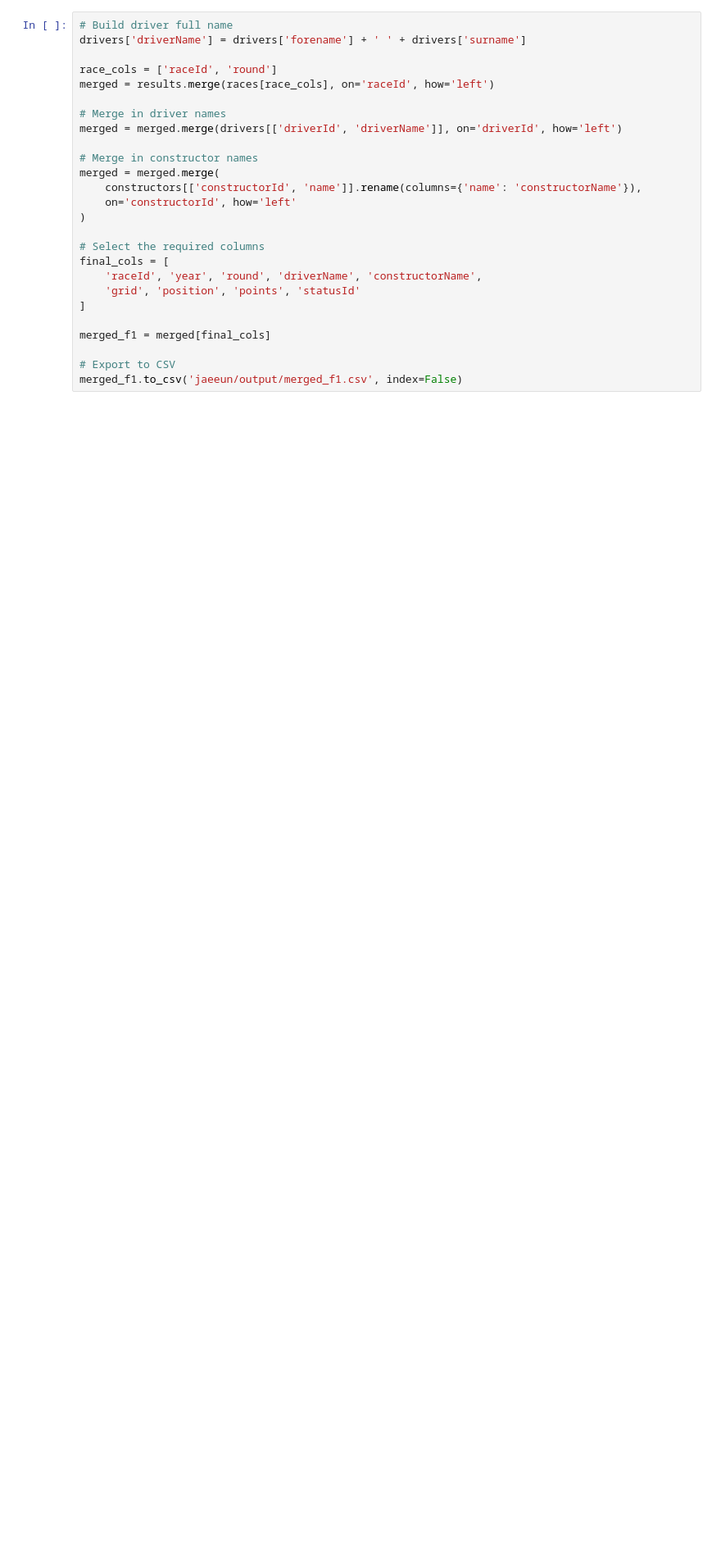
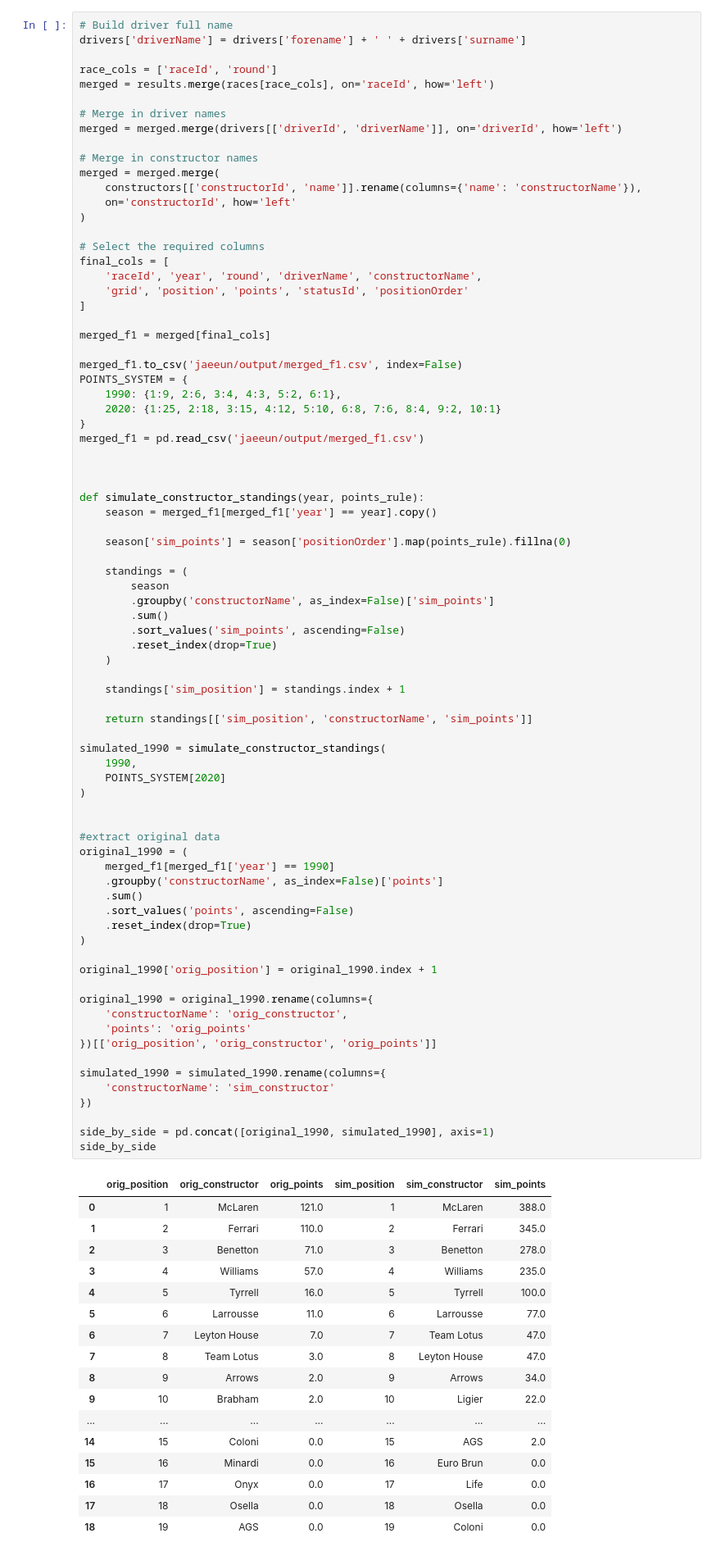
Before and after one commit to geunchankim-glitch/data-practice, a Jupyter notebook: jaeeun/task.ipynb, the cells around one changed output. Shown at 82% size. Saved outputs shown, nothing was run; the diff lists cells and outputs as text; blank space fills up the shorter version.

```diff
--- a/jaeeun/task.ipynb
+++ b/jaeeun/task.ipynb
@@ -678,26 +678,96 @@ for y in years[::-1]:
 # %%
 # Build driver full name
 drivers['driverName'] = drivers['forename'] + ' ' + drivers['surname']
 
 race_cols = ['raceId', 'round']
 merged = results.merge(races[race_cols], on='raceId', how='left')
 
 # Merge in driver names
 merged = merged.merge(drivers[['driverId', 'driverName']], on='driverId', how='left')
 
 # Merge in constructor names
 merged = merged.merge(
     constructors[['constructorId', 'name']].rename(columns={'name': 'constructorName'}),
     on='constructorId', how='left'
 )
 
 # Select the required columns
 final_cols = [
     'raceId', 'year', 'round', 'driverName', 'constructorName',
-    'grid', 'position', 'points', 'statusId'
+    'grid', 'position', 'points', 'statusId', 'positionOrder'
 ]
 
 merged_f1 = merged[final_cols]
 
-# Export to CSV
 merged_f1.to_csv('jaeeun/output/merged_f1.csv', index=False)
+POINTS_SYSTEM = {
+    1990: {1:9, 2:6, 3:4, 4:3, 5:2, 6:1},
+    2020: {1:25, 2:18, 3:15, 4:12, 5:10, 6:8, 7:6, 8:4, 9:2, 10:1}
+}
+merged_f1 = pd.read_csv('jaeeun/output/merged_f1.csv')
+
+
+
+def simulate_constructor_standings(year, points_rule):
+    season = merged_f1[merged_f1['year'] == year].copy()
+
+    season['sim_points'] = season['positionOrder'].map(points_rule).fillna(0)
+
+    standings = (
+        season
+        .groupby('constructorName', as_index=False)['sim_points']
+        .sum()
+        .sort_values('sim_points', ascending=False)
+        .reset_index(drop=True)
+    )
+
+    standings['sim_position'] = standings.index + 1
+
+    return standings[['sim_position', 'constructorName', 'sim_points']]
+
+simulated_1990 = simulate_constructor_standings(
+    1990,
+    POINTS_SYSTEM[2020]
+)
+
+
+#extract original data
+original_1990 = (
+    merged_f1[merged_f1['year'] == 1990]
+    .groupby('constructorName', as_index=False)['points']
+    .sum()
+    .sort_values('points', ascending=False)
+    .reset_index(drop=True)
+)
+
+original_1990['orig_position'] = original_1990.index + 1
+
+original_1990 = original_1990.rename(columns={
+    'constructorName': 'orig_constructor',
+    'points': 'orig_points'
+})[['orig_position', 'orig_constructor', 'orig_points']]
+
+simulated_1990 = simulated_1990.rename(columns={
+    'constructorName': 'sim_constructor'
+})
+
+side_by_side = pd.concat([original_1990, simulated_1990], axis=1)
+side_by_side
+# %% [output]
+|  | orig_position | orig_constructor | orig_points | sim_position | sim_constructor | sim_points |
+| 0 | 1 | McLaren | 121.0 | 1 | McLaren | 388.0 |
+| 1 | 2 | Ferrari | 110.0 | 2 | Ferrari | 345.0 |
+| 2 | 3 | Benetton | 71.0 | 3 | Benetton | 278.0 |
+| 3 | 4 | Williams | 57.0 | 4 | Williams | 235.0 |
+| 4 | 5 | Tyrrell | 16.0 | 5 | Tyrrell | 100.0 |
+| 5 | 6 | Larrousse | 11.0 | 6 | Larrousse | 77.0 |
+| 6 | 7 | Leyton House | 7.0 | 7 | Team Lotus | 47.0 |
+| 7 | 8 | Team Lotus | 3.0 | 8 | Leyton House | 47.0 |
+| 8 | 9 | Arrows | 2.0 | 9 | Arrows | 34.0 |
+| 9 | 10 | Brabham | 2.0 | 10 | Ligier | 22.0 |
+| ... | ... | ... | ... | ... | ... | ... |
+| 14 | 15 | Coloni | 0.0 | 15 | AGS | 2.0 |
+| 15 | 16 | Minardi | 0.0 | 16 | Euro Brun | 0.0 |
+| 16 | 17 | Onyx | 0.0 | 17 | Life | 0.0 |
+| 17 | 18 | Osella | 0.0 | 18 | Osella | 0.0 |
+| 18 | 19 | AGS | 0.0 | 19 | Coloni | 0.0 |
```
Also changed, not shown: parts of 3 cells of this notebook.
